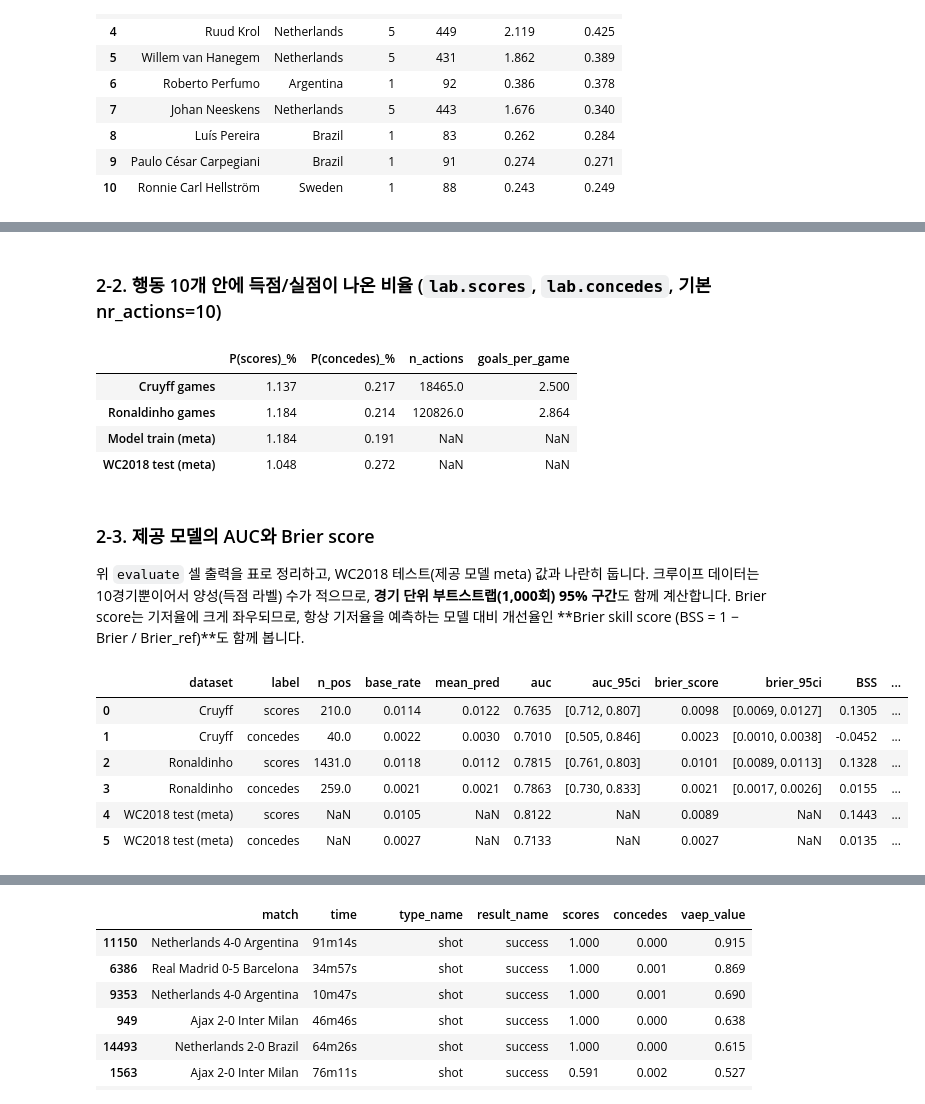
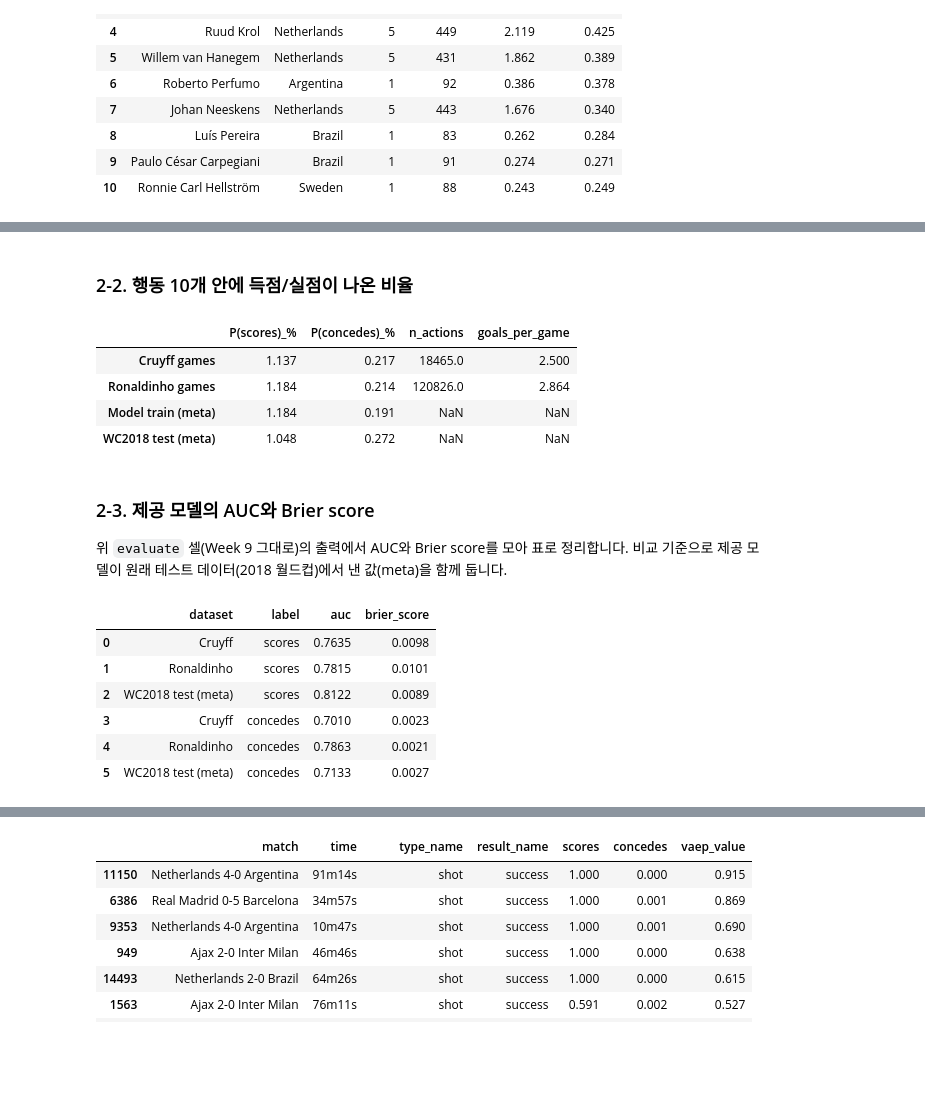
Before and after one commit to JJ1NNU/FootballDataAnalyticsProject, a Jupyter notebook: assignment3/assignment3_vaep_cruyff.ipynb, the cells around one changed output, grey strips where cells are left out. Cells and saved outputs as stored; diff of their text form; code cells hidden in the pictures; blank space fills up the shorter version.

```diff
--- a/assignment3/assignment3_vaep_cruyff.ipynb
+++ b/assignment3/assignment3_vaep_cruyff.ipynb
@@ -188,7 +175,7 @@ len(legend_all_games), len(compare_all_games)
 (11, 77)
 # %%
 def find_player_games(games, pattern):
-    """라인업(SBL.players)에서 player_name 또는 nickname이 pattern과 맞는 선수가 뛴 경기만 남긴다."""
+    """player_name 또는 nickname이 pattern과 맞는 선수가 뛴 경기를 찾는 함수"""
     keep, pid = [], set()
     for game in tqdm(list(games.itertuples()), desc="Scanning lineups"):
         p = SBL.players(game.game_id)
@@ -802,5 +805,5 @@ plt.tight_layout(); plt.savefig(f"{OUT}/q2_actions_per_game.png", dpi=200); plt.
 # %% [markdown]
-### 2-2. 행동 10개 안에 득점/실점이 나온 비율 (`lab.scores`, `lab.concedes`, 기본 nr_actions=10)
+### 2-2. 행동 10개 안에 득점/실점이 나온 비율
 # %%
 lab_rates = pd.DataFrame({
     "Cruyff games": {"P(scores)_%": 100 * Y_legend.scores.mean(), "P(concedes)_%": 100 * Y_legend.concedes.mean(),
@@ -820,46 +823,19 @@ lab_rates.round(3)
 | WC2018 test (meta) | 1.048 | 0.272 | NaN | NaN |
 # %% [markdown]
 ### 2-3. 제공 모델의 AUC와 Brier score
-위 `evaluate` 셀 출력을 표로 정리하고, WC2018 테스트(제공 모델 meta) 값과 나란히 둡니다.
-크루이프 데이터는 10경기뿐이어서 양성(득점 라벨) 수가 적으므로, **경기 단위 부트스트랩(1,000회) 95% 구간**도 함께 계산합니다.
-Brier score는 기저율에 크게 좌우되므로, 항상 기저율을 예측하는 모델 대비 개선율인 **Brier skill score (BSS = 1 − Brier / Brier_ref)**도 함께 봅니다.
+위 `evaluate` 셀(Week 9 그대로)의 출력에서 AUC와 Brier score를 모아 표로 정리합니다. 비교 기준으로 제공 모델이 원래 테스트 데이터(2018 월드컵)에서 낸 값(meta)을 함께 둡니다.
 # %%
-met = pd.DataFrame(metric_rows)
-met["brier_ref"] = met.base_rate * (1 - met.base_rate)
-met["BSS"] = 1 - met.brier_score / met.brier_ref
-ref = pd.DataFrame([{"dataset": "WC2018 test (meta)", "label": k, "auc": v["test_auc"], "brier_score": v["test_brier"],
-                     "log_loss": v["test_logloss"], "base_rate": v["test_base_rate"]} for k, v in meta["metrics"].items()])
-ref["brier_ref"] = ref.base_rate * (1 - ref.base_rate)
-ref["BSS"] = 1 - ref.brier_score / ref.brier_ref
-
-rng = np.random.default_rng(42)
-def boot_ci(A_, label, B=1000):
-    gids = A_.game_id.unique()
-    grp = {g: d for g, d in A_.groupby("game_id")}
-    aucs, briers = [], []
-    for _ in range(B):
-        d = pd.concat([grp[g] for g in rng.choice(gids, len(gids), replace=True)])
-        y, p = d[f"y_{label}"], d[label]
-        if y.nunique() < 2:
-            continue
-        aucs.append(roc_auc_score(y, p)); briers.append(brier_score_loss(y, p))
-    return np.percentile(aucs, [2.5, 97.5]), np.percentile(briers, [2.5, 97.5])
-
-ci = []
-for name, A_ in [("Cruyff", A_legend), ("Ronaldinho", A_compare)]:
-    for label in ["scores", "concedes"]:
-        (a_lo, a_hi), (b_lo, b_hi) = boot_ci(A_, label)
-        ci.append({"dataset": name, "label": label, "auc_95ci": f"[{a_lo:.3f}, {a_hi:.3f}]", "brier_95ci": f"[{b_lo:.4f}, {b_hi:.4f}]"})
-met = met.merge(pd.DataFrame(ci), on=["dataset", "label"])
-metrics_table = pd.concat([met, ref], ignore_index=True)[
-    ["dataset", "label", "n_pos", "base_rate", "mean_pred", "auc", "auc_95ci", "brier_score", "brier_95ci", "BSS", "log_loss", "ece"]]
+met = pd.DataFrame(metric_rows)[["dataset", "label", "auc", "brier_score"]]
+ref = pd.DataFrame([{"dataset": "WC2018 test (meta)", "label": k, "auc": v["test_auc"], "brier_score": v["test_brier"]}
+                    for k, v in meta["metrics"].items()])
+metrics_table = pd.concat([met, ref], ignore_index=True).sort_values(["label", "dataset"], ascending=[False, True]).reset_index(drop=True)
 metrics_table.to_csv(f"{OUT}/q2_metrics.csv", index=False)
 metrics_table.round(4)
 # %% [output]
-|  | dataset | label | n_pos | base_rate | mean_pred | auc | auc_95ci | brier_score | brier_95ci | BSS | ... |
-| 0 | Cruyff | scores | 210.0 | 0.0114 | 0.0122 | 0.7635 | [0.712, 0.807] | 0.0098 | [0.0069, 0.0127] | 0.1305 | ... |
-| 1 | Cruyff | concedes | 40.0 | 0.0022 | 0.0030 | 0.7010 | [0.505, 0.846] | 0.0023 | [0.0010, 0.0038] | -0.0452 | ... |
-| 2 | Ronaldinho | scores | 1431.0 | 0.0118 | 0.0112 | 0.7815 | [0.761, 0.803] | 0.0101 | [0.0089, 0.0113] | 0.1328 | ... |
-| 3 | Ronaldinho | concedes | 259.0 | 0.0021 | 0.0021 | 0.7863 | [0.730, 0.833] | 0.0021 | [0.0017, 0.0026] | 0.0155 | ... |
-| 4 | WC2018 test (meta) | scores | NaN | 0.0105 | NaN | 0.8122 | NaN | 0.0089 | NaN | 0.1443 | ... |
-| 5 | WC2018 test (meta) | concedes | NaN | 0.0027 | NaN | 0.7133 | NaN | 0.0027 | NaN | 0.0135 | ... |
+|  | dataset | label | auc | brier_score |
+| 0 | Cruyff | scores | 0.7635 | 0.0098 |
+| 1 | Ronaldinho | scores | 0.7815 | 0.0101 |
+| 2 | WC2018 test (meta) | scores | 0.8122 | 0.0089 |
+| 3 | Cruyff | concedes | 0.7010 | 0.0023 |
+| 4 | Ronaldinho | concedes | 0.7863 | 0.0021 |
+| 5 | WC2018 test (meta) | concedes | 0.7133 | 0.0027 |
```
Also changed, not shown: parts of 43 cells of this notebook, 14 other files.
